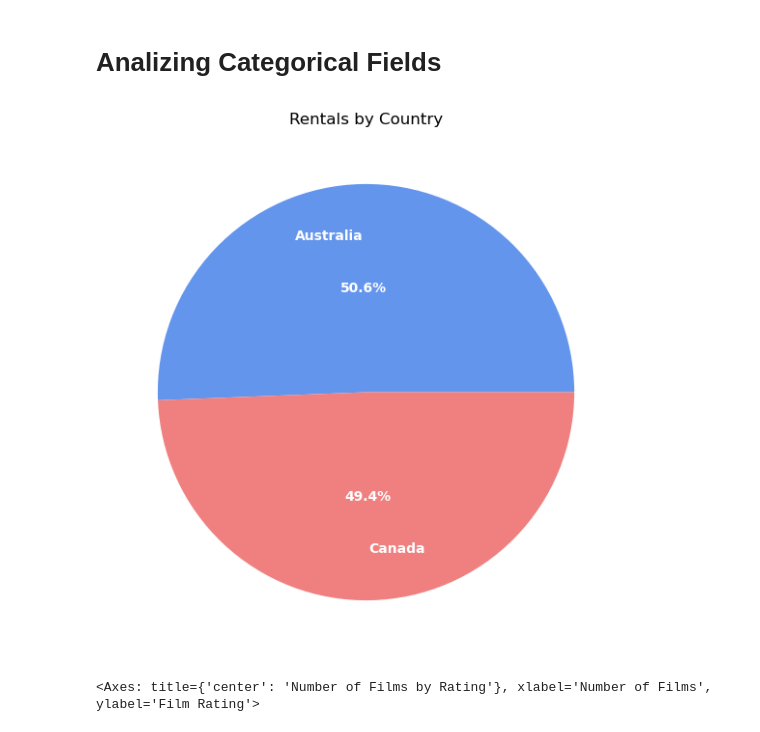
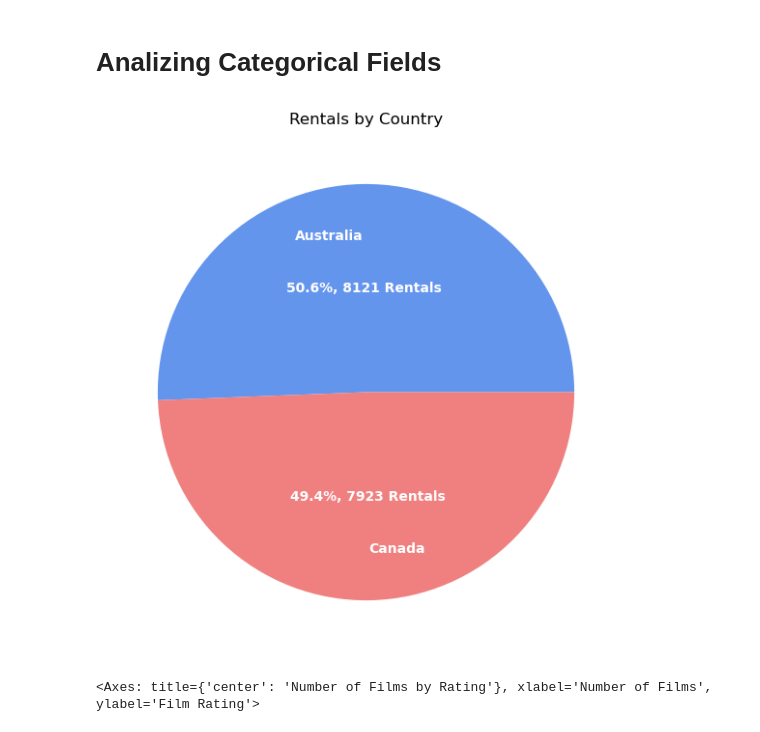
Before and after one commit to luipmesquita/Main-Project-of-Data-Analysis, a Jupyter notebook: scripts/sakila-InProgress.ipynb, the cells around one changed output. Cells and saved outputs as stored; diff of their text form; code cells hidden in the pictures.

```diff
--- a/scripts/sakila-InProgress.ipynb
+++ b/scripts/sakila-InProgress.ipynb
@@ -221,21 +219,21 @@ plt.show()
 # %%
 plt.figure(figsize = (7,7))
 
 plt.pie(df['Country'].value_counts(),
         colors        = ['cornflowerblue','lightcoral'],
-        autopct       = '%1.1f%%',
+        autopct       = lambda p: '{:.1f}%, {:.0f} Rentals'.format(p, p * sum(df['Country'].value_counts()) / 100),
         pctdistance   = 0.50,
         textprops     = {'color': 'white',
                          'fontweight': 'bold'},
         labels        = ['Australia', 'Canada'],
         labeldistance = 0.75,
        )
 
 plt.title('Rentals by Country')
 
 plt.show()
 # %% [output]
-[figure, old version]
+[figure, new version]
 # %%
 df['Film_Rating'].value_counts().plot(kind   = 'barh',
                                       title  = 'Number of Films by Rating',
```
Also changed, not shown: parts of 19 cells of this notebook.
